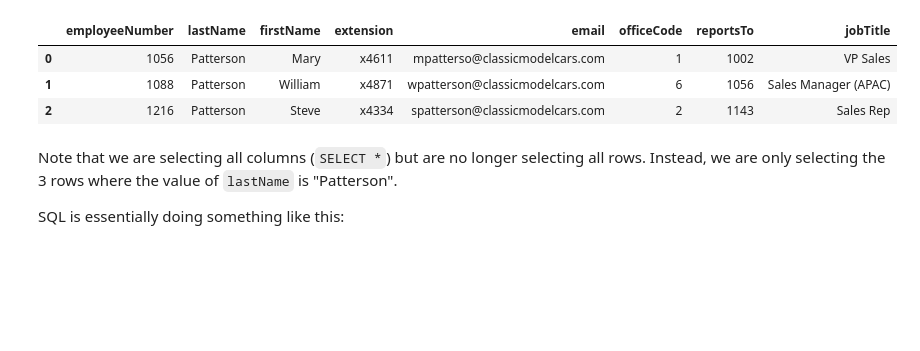
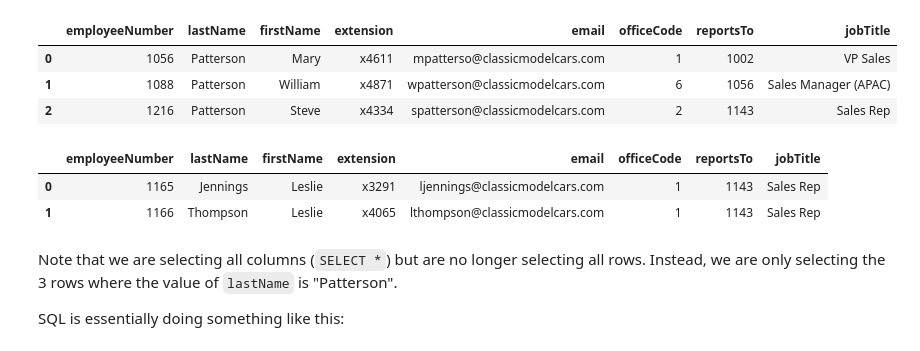
Before and after one commit to vnelima/dsc-filtering-v2-4, a Jupyter notebook: index.ipynb, the cells around one changed output. Drawn from its saved outputs; the diff is of its cells as text; code cells hidden in the pictures; blank space fills up the shorter version.

```diff
--- a/index.ipynb
+++ b/index.ipynb
@@ -65,6 +65,16 @@ SELECT *
 | 0 | 1056 | Patterson | Mary | x4611 | mpatterso@classicmodelcars.com | 1 | 1002 | VP Sales |
 | 1 | 1088 | Patterson | William | x4871 | wpatterson@classicmodelcars.com | 6 | 1056 | Sales Manager (APAC) |
 | 2 | 1216 | Patterson | Steve | x4334 | spatterson@classicmodelcars.com | 2 | 1143 | Sales Rep |
+# %%
+pd.read_sql("""
+SELECT *
+  FROM employees
+ WHERE firstName = "Leslie";
+""", conn)
+# %% [output]
+|  | employeeNumber | lastName | firstName | extension | email | officeCode | reportsTo | jobTitle |
+| 0 | 1165 | Jennings | Leslie | x3291 | ljennings@classicmodelcars.com | 1 | 1143 | Sales Rep |
+| 1 | 1166 | Thompson | Leslie | x4065 | lthompson@classicmodelcars.com | 1 | 1143 | Sales Rep |
 # %% [markdown]
 Note that we are selecting all columns (`SELECT *`) but are no longer selecting all rows. Instead, we are only selecting the 3 rows where the value of `lastName` is "Patterson".
 
```
Also changed, not shown: parts of 9 cells of this notebook.
